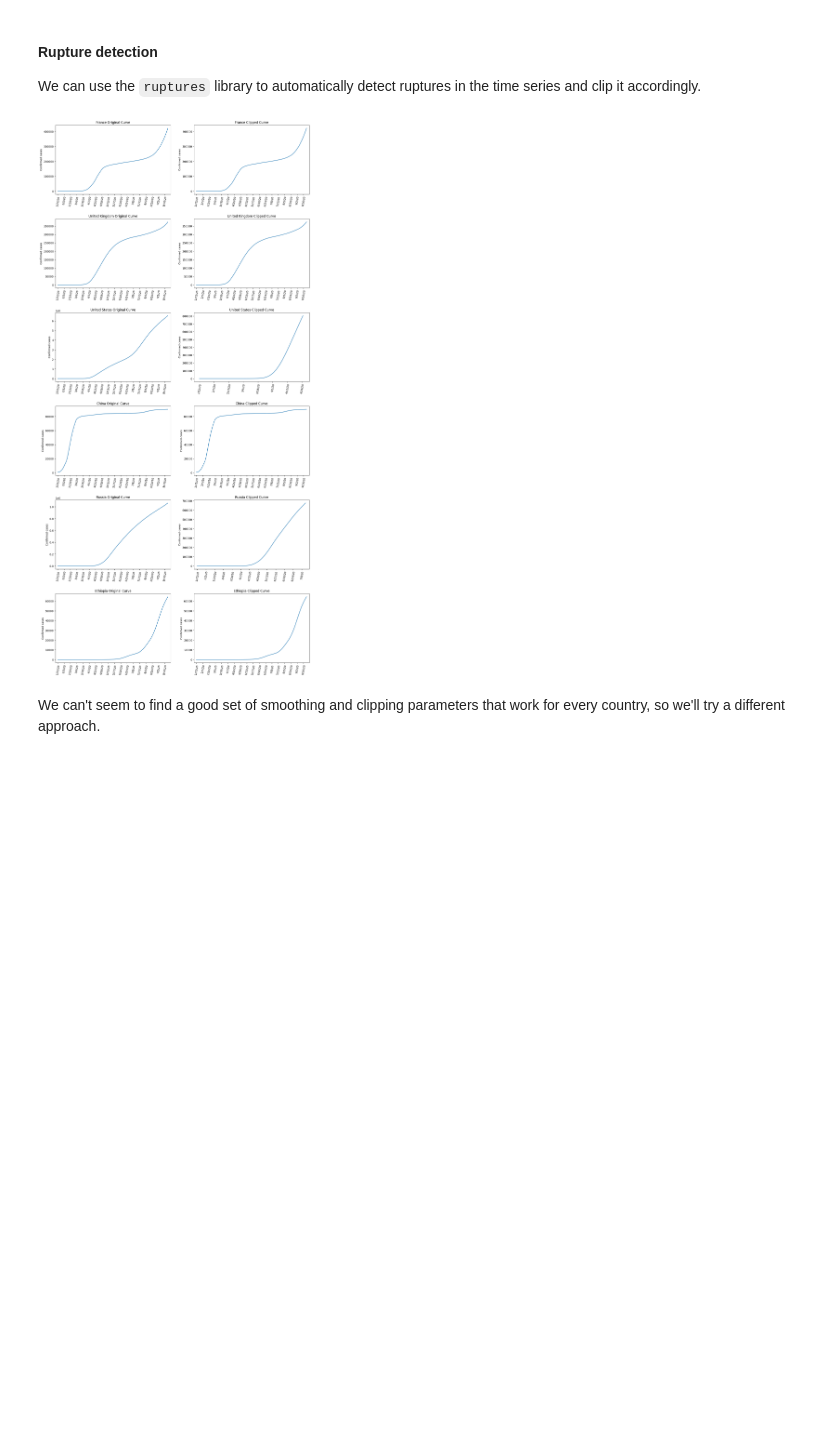
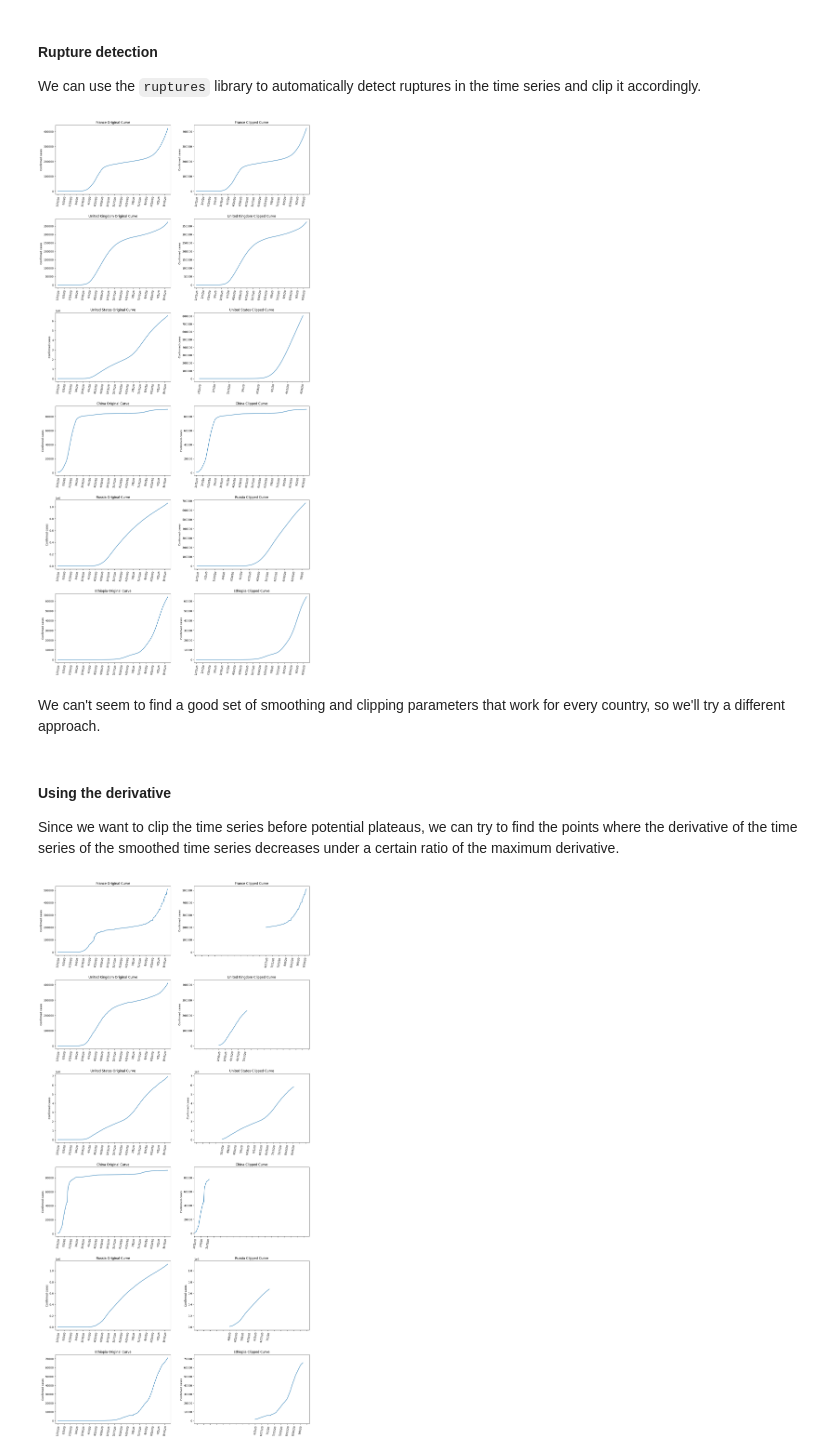
Before and after one commit to tom-sartori/BIN710, a Jupyter notebook: Project/clipping_curves.ipynb, the cells around one changed output. Drawn from its saved outputs; the diff is of its cells as text; code cells hidden in the pictures; blank space fills up the shorter version.

Commit message:
[+] clipping curves using derivatives

```diff
--- a/Project/clipping_curves.ipynb
+++ b/Project/clipping_curves.ipynb
@@ -177,3 +177,54 @@ plt.show()
 [figure]
 # %% [markdown]
 We can't seem to find a good set of smoothing and clipping parameters that work for every country, so we'll try a different approach.
+# %% [markdown]
+#### Using the derivative
+Since we want to clip the time series before potential plateaus, we can try to find the points where the derivative of the time series of the smoothed time series decreases under a certain ratio of the maximum derivative.
+# %%
+def clip_spot_derivative(country_data, start_threshold=0.05, end_threshold=0.7):
+    country_data = np.array(country_data).reshape(-1, 1)
+    d1 = np.diff(country_data, axis=0)
+    max_ = np.argmax(d1)
+    start = 0
+    end = len(country_data)
+    for i in range(max_, 0, -1):
+        if d1[i] < start_threshold * max(d1):
+            start = i
+            break
+    for i in range(max_, len(d1)):
+        if d1[i] < end_threshold * max(d1):
+            end = i
+            break
+    return start, end
+
+countries = ['France', 'United Kingdom', 'United States', 'China', 'Russia', 'Ethiopia']
+
+n = len(countries)
+x = data.columns[1:]
+
+fig, axs = plt.subplots(n, 2, figsize=(15, 5 * n))
+
+for i, country in enumerate(countries):
+    country_data = data[data['Country'] == country]
+    country_data = country_data.drop(columns=['Country']).values[0]
+    country_data_smooth = moving_average(country_data, 20)
+    axs[i, 0].plot(x, country_data)
+    axs[i, 0].set_title(f'{country} Original Curve')
+    axs[i, 0].set_ylabel('Confirmed cases')
+    axs[i, 0].set_xlim(-5, len(x) + 5)
+    axs[i, 0].tick_params(axis='x', rotation=80)
+    axs[i, 0].xaxis.set_major_locator(plt.MultipleLocator(14))
+
+    s, e = clip_spot_derivative(country_data_smooth, start_threshold=0.05, end_threshold=0.7)
+    axs[i, 1].plot(x[s:e], country_data[s:e])
+    axs[i, 1].set_title(f'{country} Clipped Curve')
+    axs[i, 1].set_ylabel('Confirmed cases')
+    axs[i, 1].set_xlim(-s, len(country_data) - s + 5)
+    axs[i, 1].set_ylim(-0.05*max(country_data), max(country_data) + 0.05*max(country_data))
+    axs[i, 1].tick_params(axis='x', rotation=80)
+    axs[i, 1].xaxis.set_major_locator(plt.MultipleLocator(14))
+
+plt.tight_layout(pad=3.0)
+plt.show()
+# %% [output]
+[figure, added]
```
